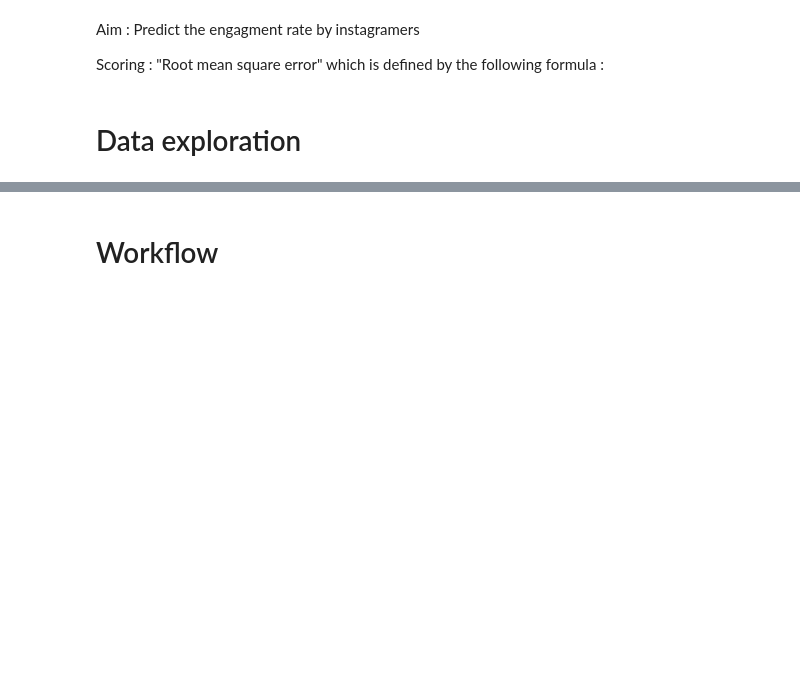
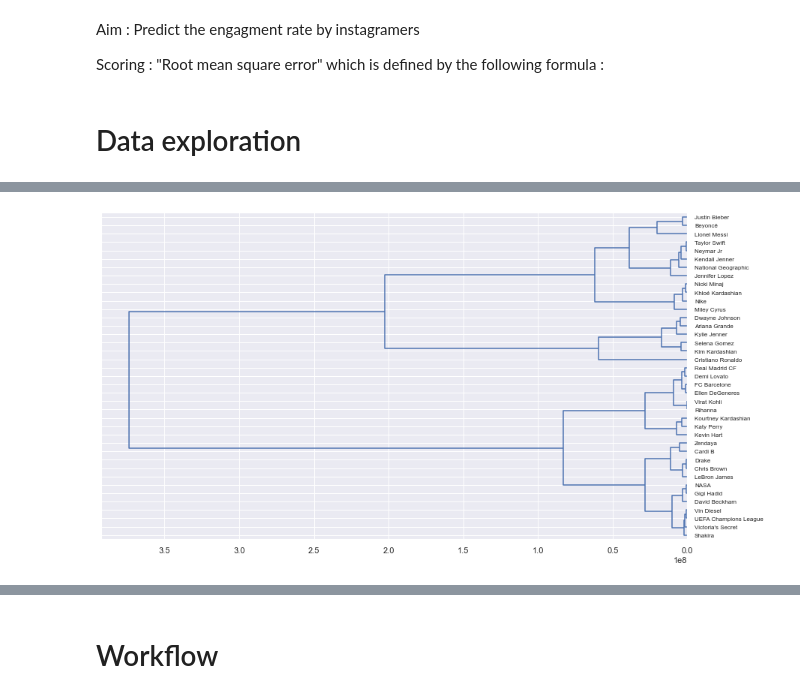
Before and after one commit to BadrAlpha07/Data-Camp-Project, a Jupyter notebook: Starting_kit_engagement_rate.ipynb, the cells around one changed output, grey strips where cells are left out. Saved outputs shown, nothing was run; the diff lists cells and outputs as text; code cells hidden in the pictures; blank space fills up the shorter version.

```diff
--- a/Starting_kit_engagement_rate.ipynb
+++ b/Starting_kit_engagement_rate.ipynb
@@ -151,0 +162,7 @@ df.head(5)
+# %%
+df_clst = pd.concat([df_clst, pd.get_dummies(df_clst['Professional Activity'],drop_first=True)],axis=1)
+df_clst = df_clst.drop(columns = ['Professional Activity'])
+
+instagramers = df_clst.groupby(['Name Account/Influencer']).mean()
+instagramers = instagramers.rename(columns = {'Media Type':'Prop. of photo'})
+instagramers.head(3)
@@ -151,0 +175,13 @@ df.head(5)
+# %%
+from sklearn.cluster import AgglomerativeClustering
+from sklearn.preprocessing import StandardScaler
+from scipy.cluster.hierarchy import dendrogram, linkage
+
+#Generate the links matrix
+mat = linkage(instagramers,method='ward',metric='euclidean')
+#affichage du dendrogramme
+plt.figure( figsize=(14,8) )
+dendrogram(mat,labels=instagramers.index,orientation='left',color_threshold=0)
+plt.show()
+# %% [output]
+[figure, added]
```
Also changed, not shown: parts of 33 cells of this notebook.
